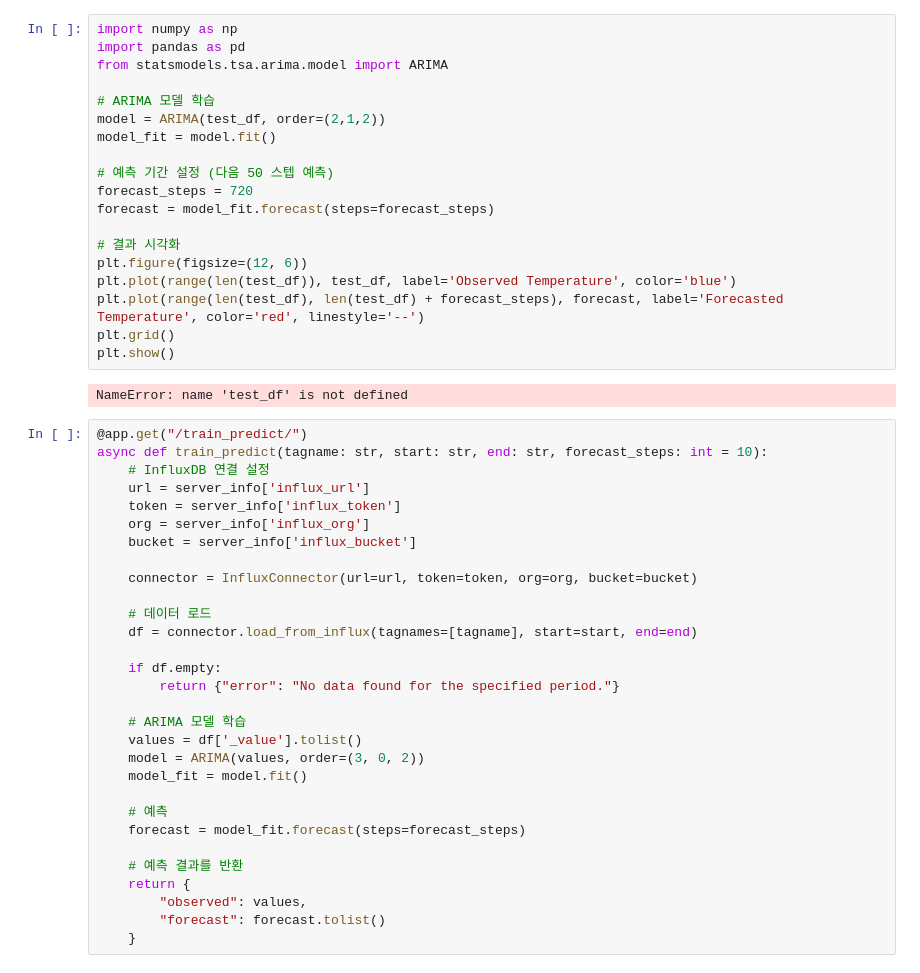
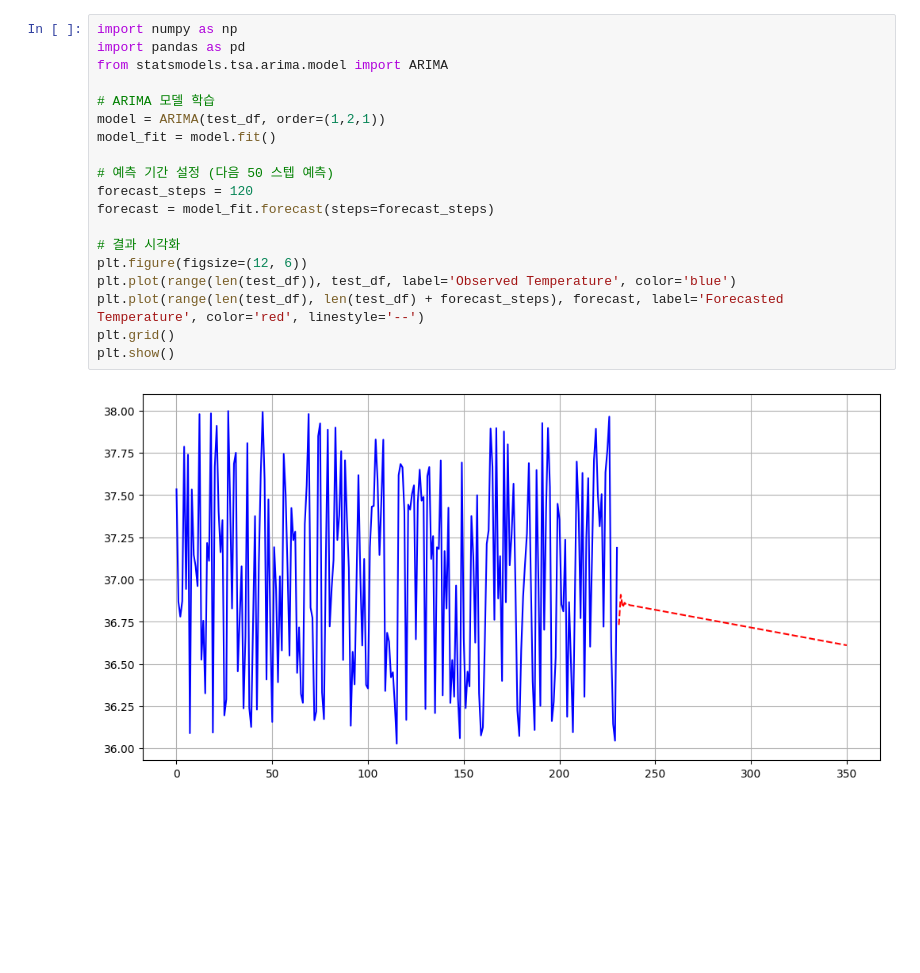
Before and after one commit to Powerjihoo/git_day, a Jupyter notebook: 5(금)보충/forecast/unused/test_influx.ipynb, the cells around one changed output. Drawn from its saved outputs; the diff is of its cells as text; blank space fills up the shorter version.

```diff
--- a/5(금)보충/forecast/unused/test_influx.ipynb
+++ b/5(금)보충/forecast/unused/test_influx.ipynb
@@ -111,51 +147,21 @@ NameError: name 'ARIMA' is not defined
 # %%
 import numpy as np
 import pandas as pd
 from statsmodels.tsa.arima.model import ARIMA
 
 # ARIMA 모델 학습
-model = ARIMA(test_df, order=(2,1,2))
+model = ARIMA(test_df, order=(1,2,1))
 model_fit = model.fit()
 
 # 예측 기간 설정 (다음 50 스텝 예측)
-forecast_steps = 720
+forecast_steps = 120
 forecast = model_fit.forecast(steps=forecast_steps)
 
 # 결과 시각화
 plt.figure(figsize=(12, 6))
 plt.plot(range(len(test_df)), test_df, label='Observed Temperature', color='blue')
 plt.plot(range(len(test_df), len(test_df) + forecast_steps), forecast, label='Forecasted Temperature', color='red', linestyle='--')
 plt.grid()
 plt.show()
 # %% [output]
-NameError: name 'test_df' is not defined
+[figure, added]
-# %%
-@app.get("/train_predict/")
-async def train_predict(tagname: str, start: str, end: str, forecast_steps: int = 10):
-    # InfluxDB 연결 설정
-    url = server_info['influx_url']
-    token = server_info['influx_token']
-    org = server_info['influx_org']
-    bucket = server_info['influx_bucket']
-
-    connector = InfluxConnector(url=url, token=token, org=org, bucket=bucket)
-
-    # 데이터 로드
-    df = connector.load_from_influx(tagnames=[tagname], start=start, end=end)
-
-    if df.empty:
-        return {"error": "No data found for the specified period."}
-
-    # ARIMA 모델 학습
-    values = df['_value'].tolist()
-    model = ARIMA(values, order=(3, 0, 2))
-    model_fit = model.fit()
-
-    # 예측
-    forecast = model_fit.forecast(steps=forecast_steps)
-
-    # 예측 결과를 반환
-    return {
-        "observed": values,
-        "forecast": forecast.tolist()
-    }
```
Also changed, not shown: parts of 4 cells of this notebook, 8 other files.
